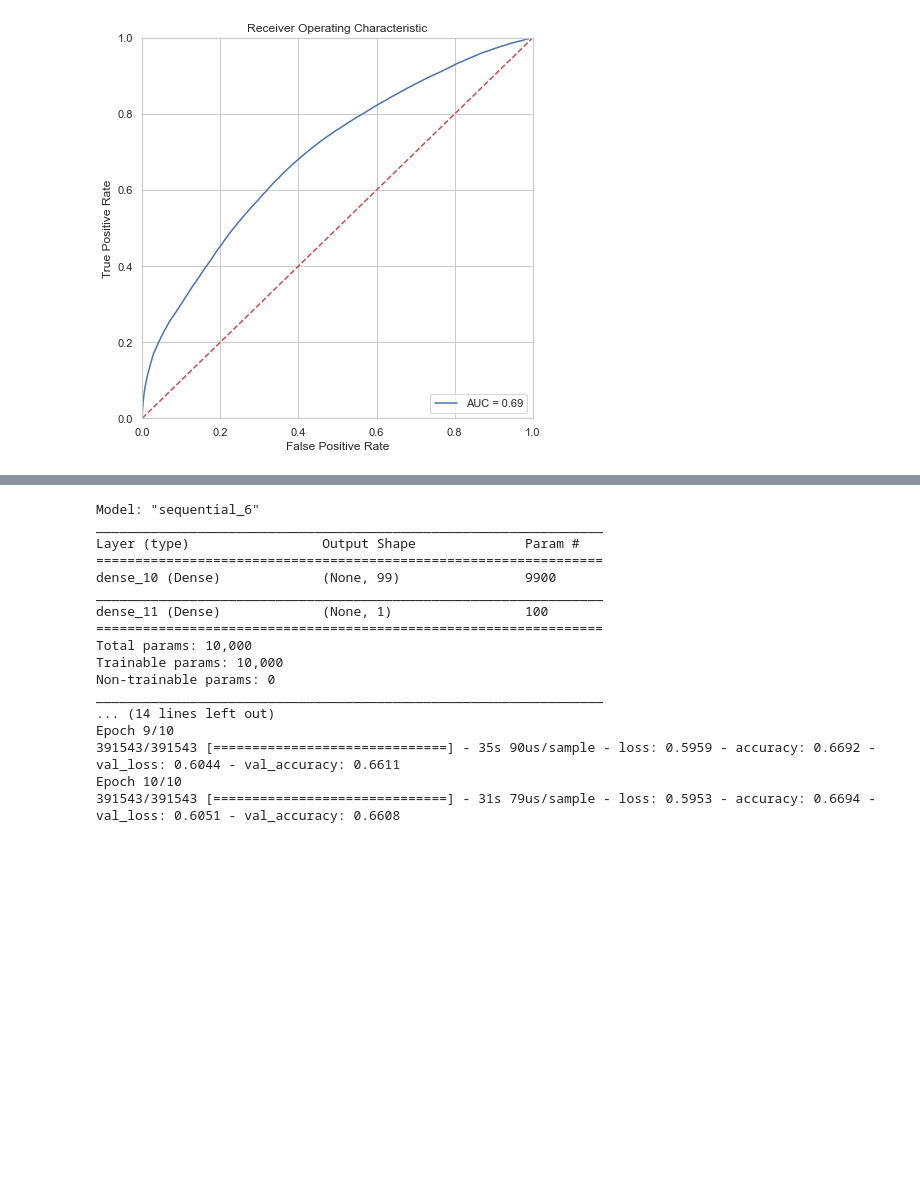
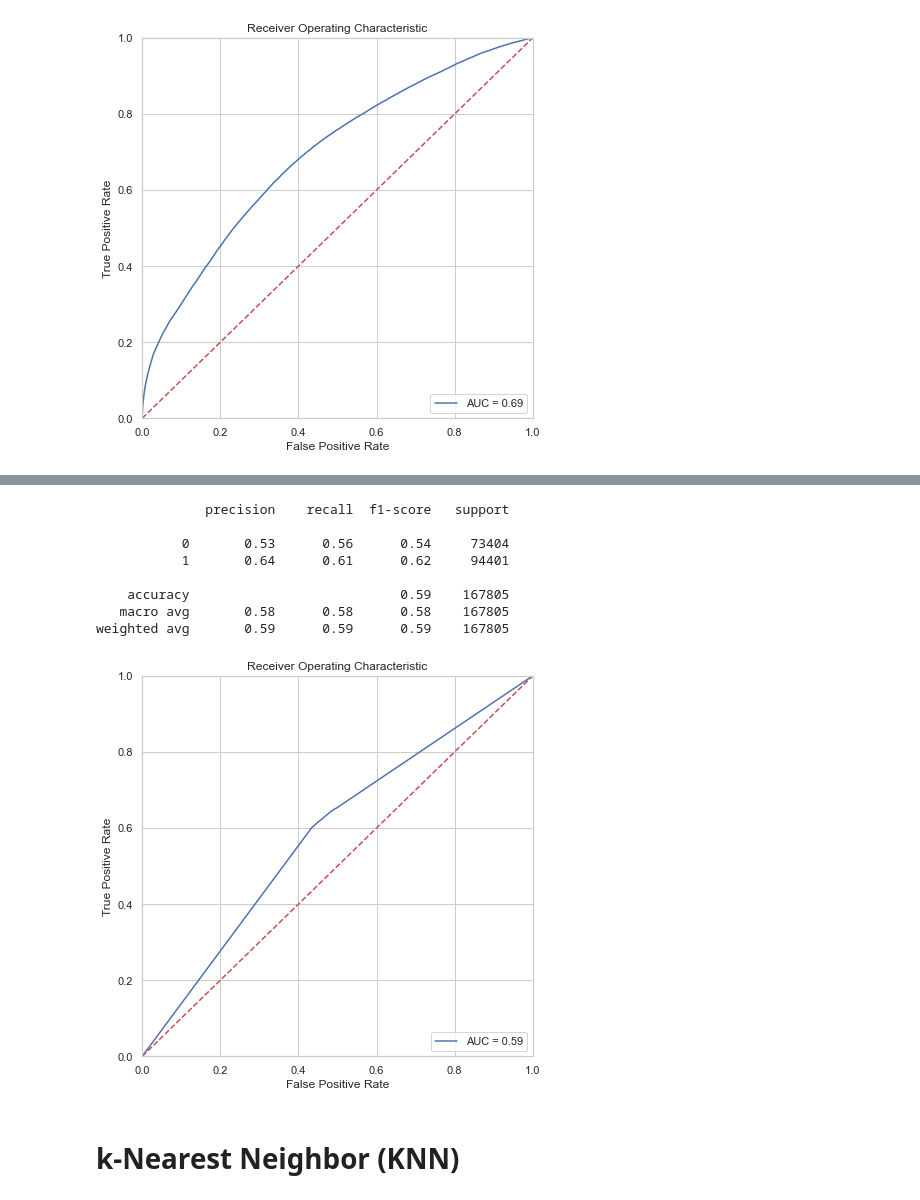
Before and after one commit to cocassel/car-accidents, a Jupyter notebook: car-accidents.ipynb, the cells around one changed output, grey strips where cells are left out. Cells and saved outputs as stored; diff of their text form; code cells hidden in the pictures; blank space fills up the shorter version.

```diff
--- a/car-accidents.ipynb
+++ b/car-accidents.ipynb
@@ -641,36 +752,0 @@ print(classification_report(y_test,y_pred))
-# %%
-# TODO: split into training and validation data
-
-import tensorflow as tf
-
-from tensorflow.keras import datasets, layers, models
-import matplotlib.pyplot as plt
-
-model = models.Sequential()
-model.add(layers.Dense(99, input_dim=99, activation='relu'))
-model.add(layers.Dense(1, activation='sigmoid'))
-model.summary()
-
-model.compile(loss='binary_crossentropy', optimizer='adam', metrics=['accuracy'])
-
-
-history = model.fit(X_train, y_train, epochs=10,
-                    validation_data=(X_test, y_test))
-# %% [output]
-Model: "sequential_6"
-_________________________________________________________________
-Layer (type)                 Output Shape              Param #
-=================================================================
-dense_10 (Dense)             (None, 99)                9900
-_________________________________________________________________
-dense_11 (Dense)             (None, 1)                 100
-=================================================================
-Total params: 10,000
-Trainable params: 10,000
-Non-trainable params: 0
-_________________________________________________________________
-... (14 lines left out)
-Epoch 9/10
-391543/391543 [==============================] - 35s 90us/sample - loss: 0.5959 - accuracy: 0.6692 - val_loss: 0.6044 - val_accuracy: 0.6611
-Epoch 10/10
-391543/391543 [==============================] - 31s 79us/sample - loss: 0.5953 - accuracy: 0.6694 - val_loss: 0.6051 - val_accuracy: 0.6608
@@ -678,0 +753,32 @@ Epoch 10/10
+# %%
+# Evaluate model using the testing data set
+print(classification_report(y_test,predictions))
+
+# Create ROC curve and get AUC
+probs = dt.predict_proba(X_test)
+preds = probs[:,1]
+fpr, tpr, threshold = roc_curve(y_test, preds)
+roc_auc = auc(fpr, tpr)
+
+fig, ax = plt.subplots(figsize=(7, 7))
+plt.title('Receiver Operating Characteristic')
+plt.plot(fpr, tpr, 'b', label = 'AUC = %0.2f' % roc_auc)
+plt.legend(loc = 'lower right')
+plt.plot([0, 1], [0, 1],'r--')
+plt.xlim([0, 1])
+plt.ylim([0, 1])
+plt.ylabel('True Positive Rate')
+plt.xlabel('False Positive Rate')
+plt.show()
+# %% [output]
+              precision    recall  f1-score   support
+
+           0       0.53      0.56      0.54     73404
+           1       0.64      0.61      0.62     94401
+
+    accuracy                           0.59    167805
+   macro avg       0.58      0.58      0.58    167805
+weighted avg       0.59      0.59      0.59    167805
+[figure, added]
+# %% [markdown]
+# k-Nearest Neighbor (KNN)
```
Also changed, not shown: parts of 21 cells of this notebook.
